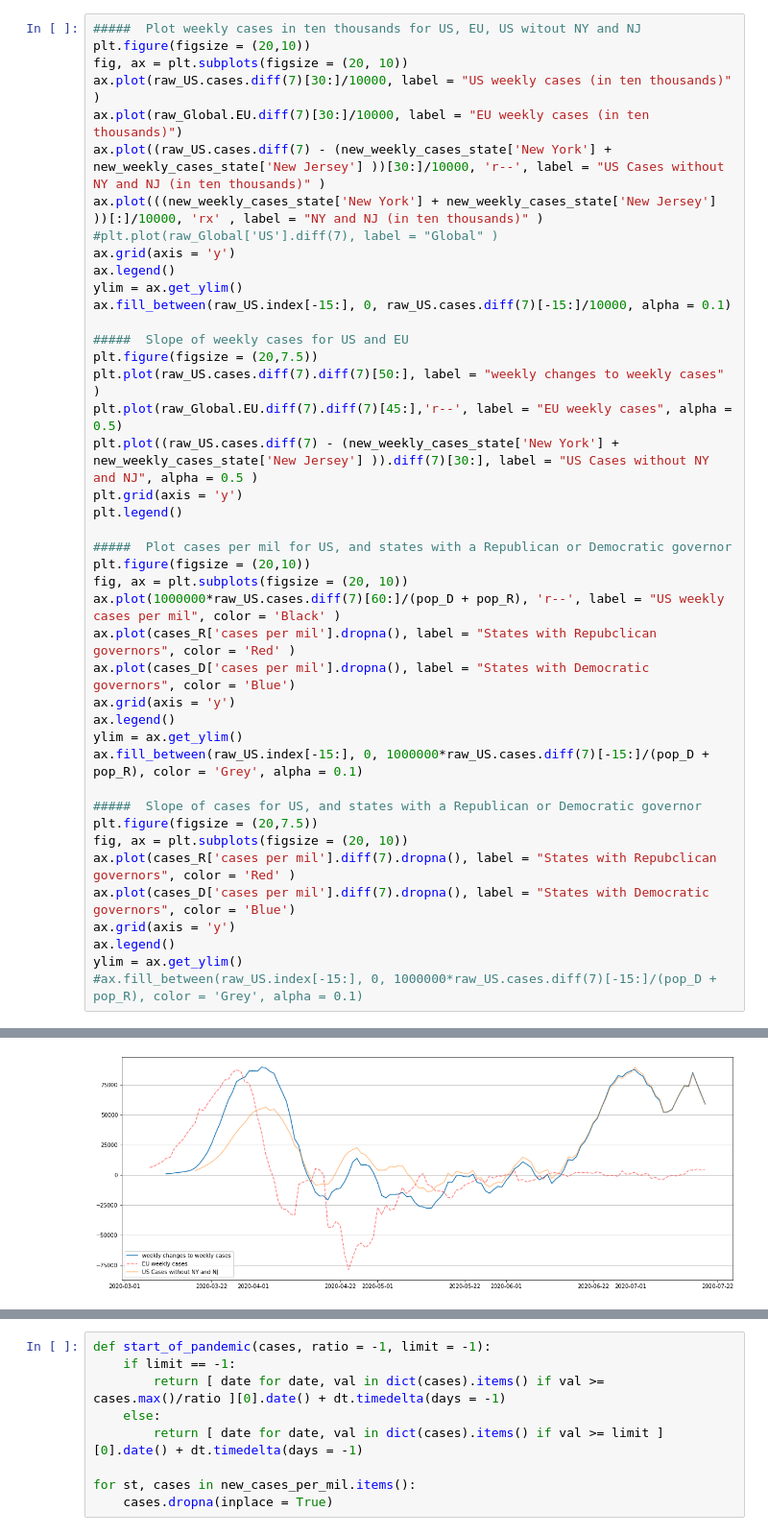
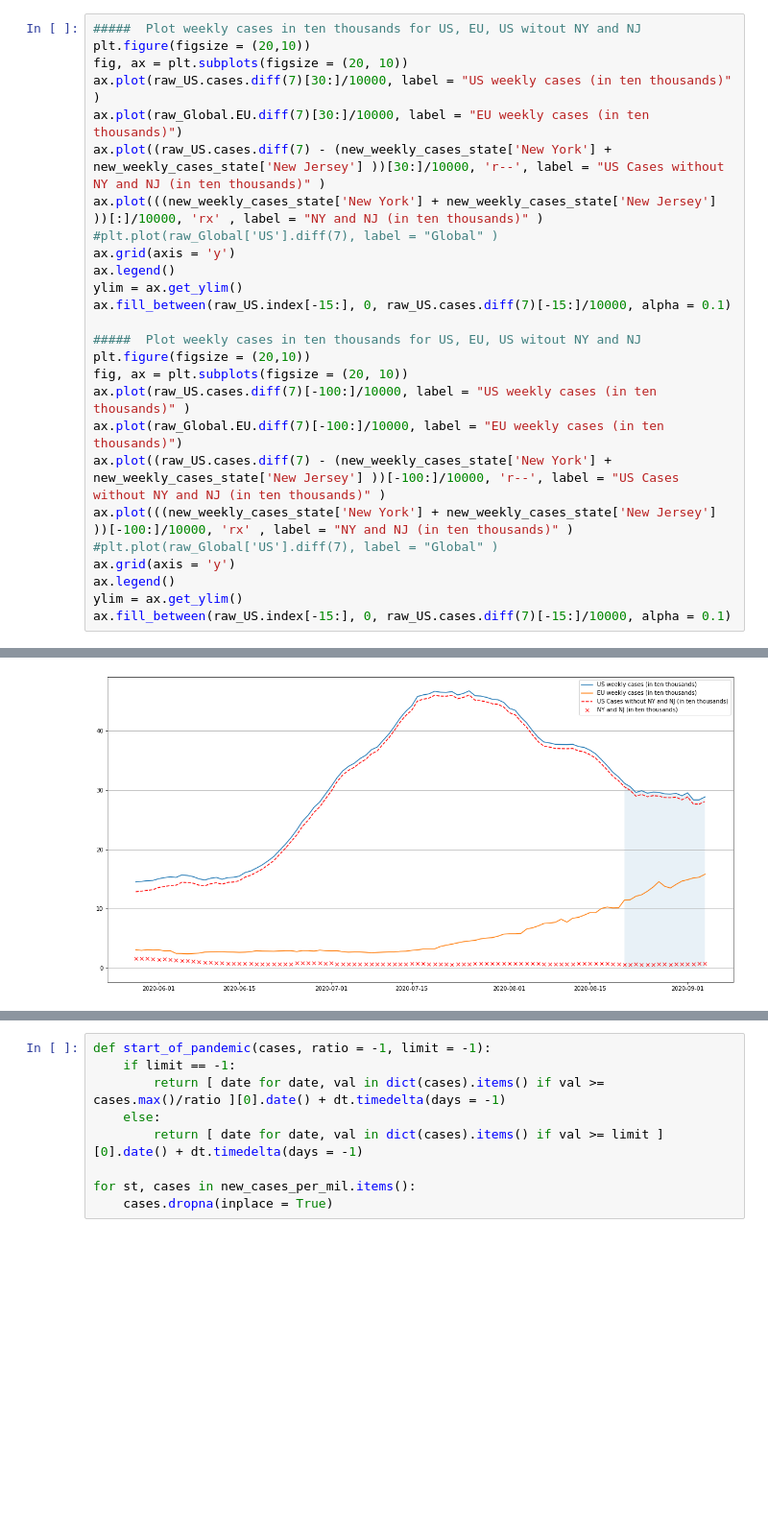
Before and after one commit to dviabhav/NYTCovidData, a Jupyter notebook: Covid19 file.ipynb, the cells around one changed output, grey strips where cells are left out. Shown at 96% size. Saved outputs shown, nothing was run; the diff lists cells and outputs as text; blank space fills up the shorter version.

```diff
--- a/Covid19 file.ipynb
+++ b/Covid19 file.ipynb
@@ -109,32 +98,16 @@ ax.legend()
 ylim = ax.get_ylim()
 ax.fill_between(raw_US.index[-15:], 0, raw_US.cases.diff(7)[-15:]/10000, alpha = 0.1)
 
-#####  Slope of weekly cases for US and EU
-plt.figure(figsize = (20,7.5))
-plt.plot(raw_US.cases.diff(7).diff(7)[50:], label = "weekly changes to weekly cases" )
-plt.plot(raw_Global.EU.diff(7).diff(7)[45:],'r--', label = "EU weekly cases", alpha = 0.5)
-plt.plot((raw_US.cases.diff(7) - (new_weekly_cases_state['New York'] + new_weekly_cases_state['New Jersey'] )).diff(7)[30:], label = "US Cases without NY and NJ", alpha = 0.5 )
-plt.grid(axis = 'y')
-plt.legend()
-
-#####  Plot cases per mil for US, and states with a Republican or Democratic governor
+#####  Plot weekly cases in ten thousands for US, EU, US witout NY and NJ
 plt.figure(figsize = (20,10))
 fig, ax = plt.subplots(figsize = (20, 10))
-ax.plot(1000000*raw_US.cases.diff(7)[60:]/(pop_D + pop_R), 'r--', label = "US weekly cases per mil", color = 'Black' )
-ax.plot(cases_R['cases per mil'].dropna(), label = "States with Repubclican governors", color = 'Red' )
-ax.plot(cases_D['cases per mil'].dropna(), label = "States with Democratic governors", color = 'Blue')
+ax.plot(raw_US.cases.diff(7)[-100:]/10000, label = "US weekly cases (in ten thousands)" )
+ax.plot(raw_Global.EU.diff(7)[-100:]/10000, label = "EU weekly cases (in ten thousands)")
+ax.plot((raw_US.cases.diff(7) - (new_weekly_cases_state['New York'] + new_weekly_cases_state['New Jersey'] ))[-100:]/10000, 'r--', label = "US Cases without NY and NJ (in ten thousands)" )
+ax.plot(((new_weekly_cases_state['New York'] + new_weekly_cases_state['New Jersey'] ))[-100:]/10000, 'rx' , label = "NY and NJ (in ten thousands)" )
+#plt.plot(raw_Global['US'].diff(7), label = "Global" )
 ax.grid(axis = 'y')
 ax.legend()
 ylim = ax.get_ylim()
-ax.fill_between(raw_US.index[-15:], 0, 1000000*raw_US.cases.diff(7)[-15:]/(pop_D + pop_R), color = 'Grey', alpha = 0.1)
-
-#####  Slope of cases for US, and states with a Republican or Democratic governor
-plt.figure(figsize = (20,7.5))
-fig, ax = plt.subplots(figsize = (20, 10))
-ax.plot(cases_R['cases per mil'].diff(7).dropna(), label = "States with Repubclican governors", color = 'Red' )
-ax.plot(cases_D['cases per mil'].diff(7).dropna(), label = "States with Democratic governors", color = 'Blue')
-ax.grid(axis = 'y')
-ax.legend()
-ylim = ax.get_ylim()
-#ax.fill_between(raw_US.index[-15:], 0, 1000000*raw_US.cases.diff(7)[-15:]/(pop_D + pop_R), color = 'Grey', alpha = 0.1)
+ax.fill_between(raw_US.index[-15:], 0, raw_US.cases.diff(7)[-15:]/10000, alpha = 0.1)
 # %% [output]
@@ -143 +118 @@ ylim = ax.get_ylim()
-[figure, old version]
+[figure, new version]
```
Also changed, not shown: parts of 17 cells of this notebook, 1 other file.
